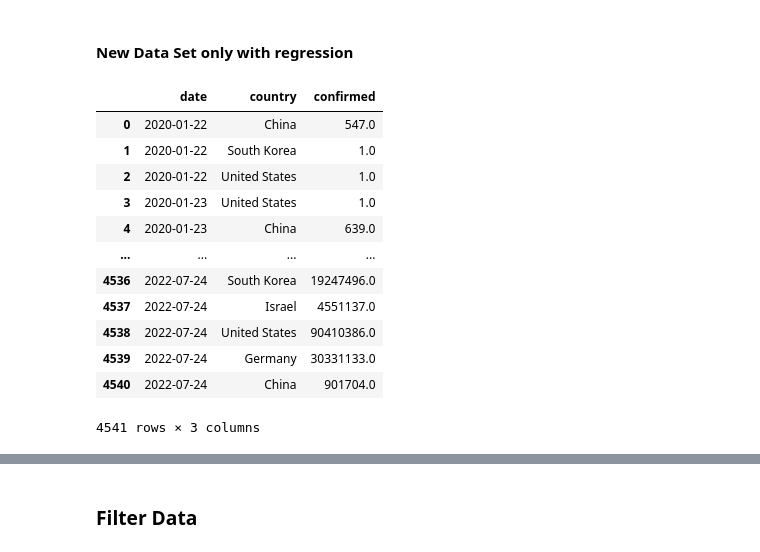
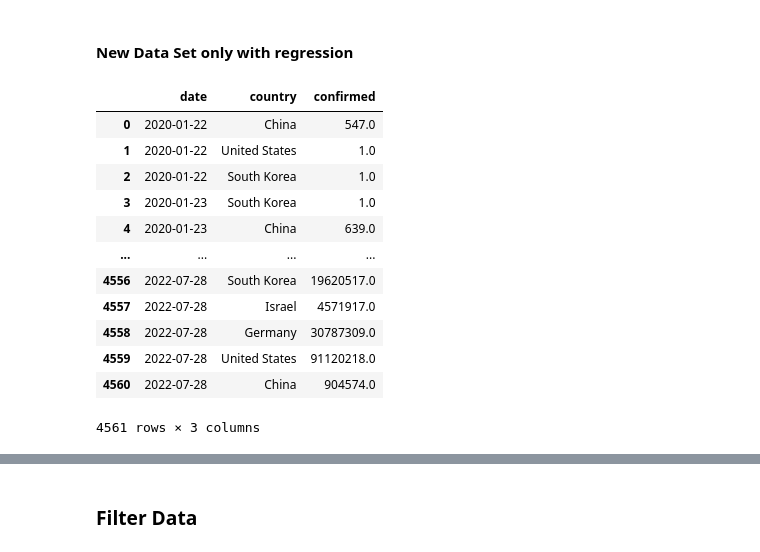
Before and after one commit to EricMittag/COVID-19_Monitoring, a Jupyter notebook: notebooks/Hacking_Delivery3.ipynb, the cells around one changed output, grey strips where cells are left out. Saved outputs shown, nothing was run; the diff lists cells and outputs as text; code cells hidden in the pictures.

```diff
--- a/notebooks/Hacking_Delivery3.ipynb
+++ b/notebooks/Hacking_Delivery3.ipynb
@@ -81,27 +83,29 @@ def rolling_reg(df_input,col='confirmed'):
 # %%
 #test set
 df_testing=df_reduced[(df_reduced['country']=='United States')|
                       (df_reduced['country']=='Germany') |
                       (df_reduced['country']=='Israel') |
                       (df_reduced['country']=='South Korea') |
                       (df_reduced['country']=='China')
                       ].reset_index(drop=True)
 
+df_testing.to_csv('../data/processed/covid_testing_5countries.csv', sep=';', index=False)
+
 df_testing
 # %% [output]
 |  | date | country | confirmed |
 | 0 | 2020-01-22 | China | 547.0 |
-| 1 | 2020-01-22 | South Korea | 1.0 |
-| 2 | 2020-01-22 | United States | 1.0 |
-| 3 | 2020-01-23 | United States | 1.0 |
+| 1 | 2020-01-22 | United States | 1.0 |
+| 2 | 2020-01-22 | South Korea | 1.0 |
+| 3 | 2020-01-23 | South Korea | 1.0 |
 | 4 | 2020-01-23 | China | 639.0 |
 | ... | ... | ... | ... |
-| 4536 | 2022-07-24 | South Korea | 19247496.0 |
-| 4537 | 2022-07-24 | Israel | 4551137.0 |
-| 4538 | 2022-07-24 | United States | 90410386.0 |
-| 4539 | 2022-07-24 | Germany | 30331133.0 |
-| 4540 | 2022-07-24 | China | 901704.0 |
+| 4556 | 2022-07-28 | South Korea | 19620517.0 |
+| 4557 | 2022-07-28 | Israel | 4571917.0 |
+| 4558 | 2022-07-28 | Germany | 30787309.0 |
+| 4559 | 2022-07-28 | United States | 91120218.0 |
+| 4560 | 2022-07-28 | China | 904574.0 |
-4541 rows × 3 columns
+4561 rows × 3 columns
 # %%
 #Group-by -> adding dr to set
 df_justDR = df_testing[['country', 'confirmed']].groupby('country').apply(rolling_reg,'confirmed').reset_index()
```
Also changed, not shown: parts of 11 cells of this notebook, 11 other files.
